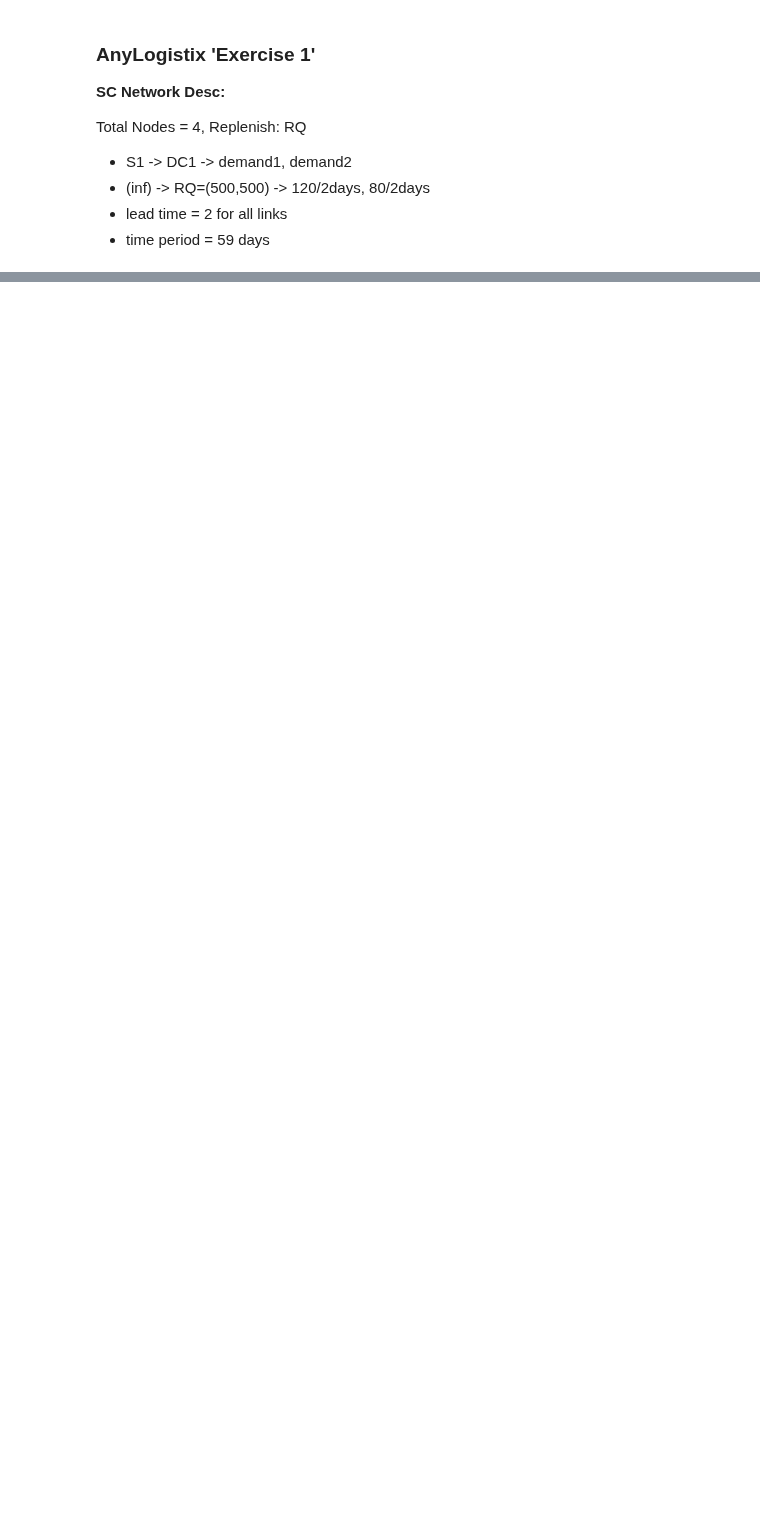
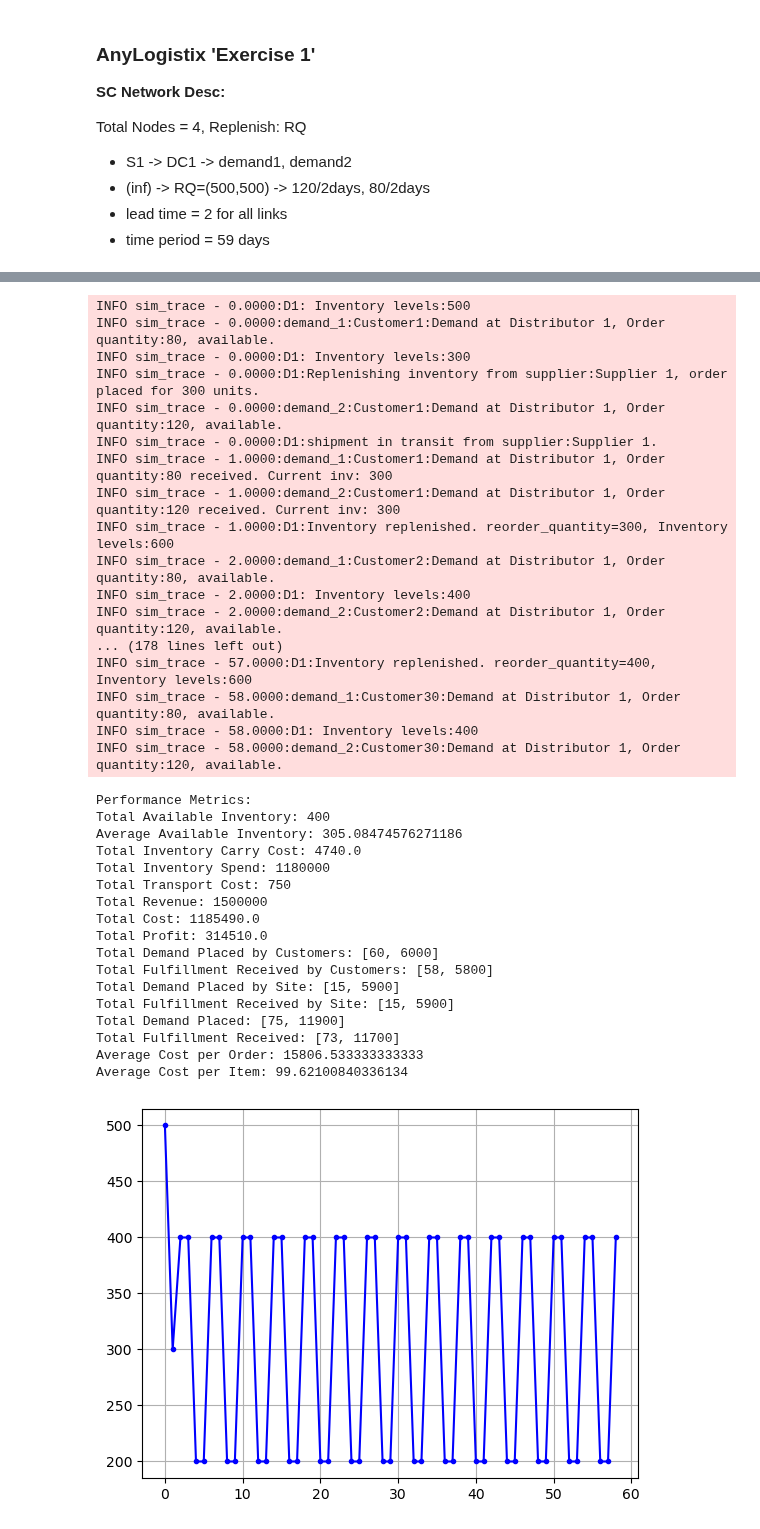
Before and after one commit to SupplyChainSimulation/SupplyNetPy, a Jupyter notebook: examples/ex17_replenish_cmp_any.ipynb, the cells around one changed output, grey strips where cells are left out. Saved outputs shown, nothing was run; the diff lists cells and outputs as text; code cells hidden in the pictures; blank space fills up the shorter version.

```diff
--- a/examples/ex17_replenish_cmp_any.ipynb
+++ b/examples/ex17_replenish_cmp_any.ipynb
@@ -211,0 +246,60 @@ distributor.orders_placed
+# %%
+import simpy
+env = simpy.Environment()
+supplier = scm.Supplier(env=env, ID='S1', name='Supplier 1', node_type='infinite_supplier')
+distributor = scm.InventoryNode(env=env, ID='D1', name='Distributor 1', node_type='distributor', capacity=600, initial_level=500,
+                                inventory_holding_cost=0.2, replenishment_policy=scm.SSWithSafetyReplenishment,
+                                policy_param={'s':200,'S':500,'safety_stock':100},
+                                product_sell_price=250, product_buy_price=200)
+link1  = scm.Link(env=env, ID='L1', source=supplier, sink=distributor, cost=10, lead_time=lambda: 1)
+demand1 = scm.Demand(env=env, ID='demand_1', name='Dem 1', order_arrival_model=lambda: 2, order_quantity_model=lambda:80,
+                     demand_node=distributor, delivery_cost=lambda: 10, lead_time=lambda: 1)
+demand2 = scm.Demand(env=env, ID='demand_2', name='Dem 2', order_arrival_model=lambda: 2, order_quantity_model=lambda:120,
+                     demand_node=distributor, delivery_cost=lambda: 10, lead_time=lambda: 1)
+scm.global_logger.enable_logging()
+env.run(until=59)
+
+import numpy as np
+import matplotlib.pyplot as plt
+supplynet = scm.create_sc_net(nodes=[supplier,distributor],links=[link1],demands=[demand1,demand2])
+supplynet = scm.simulate_sc_net(supplynet, sim_time=60)
+inv_levels = np.array(distributor.inventory.instantaneous_levels)
+plt.plot(inv_levels[:,0], inv_levels[:,1], label='Inventory Level at D1', marker='.', color='blue')
+plt.grid()
+print_performance_metrics(supplynet)
+# %% [output]
+INFO sim_trace - 0.0000:D1: Inventory levels:500
+INFO sim_trace - 0.0000:demand_1:Customer1:Demand at Distributor 1, Order quantity:80, available.
+INFO sim_trace - 0.0000:D1: Inventory levels:300
+INFO sim_trace - 0.0000:D1:Replenishing inventory from supplier:Supplier 1, order placed for 300 units.
+INFO sim_trace - 0.0000:demand_2:Customer1:Demand at Distributor 1, Order quantity:120, available.
+INFO sim_trace - 0.0000:D1:shipment in transit from supplier:Supplier 1.
+INFO sim_trace - 1.0000:demand_1:Customer1:Demand at Distributor 1, Order quantity:80 received. Current inv: 300
+INFO sim_trace - 1.0000:demand_2:Customer1:Demand at Distributor 1, Order quantity:120 received. Current inv: 300
+INFO sim_trace - 1.0000:D1:Inventory replenished. reorder_quantity=300, Inventory levels:600
+INFO sim_trace - 2.0000:demand_1:Customer2:Demand at Distributor 1, Order quantity:80, available.
+INFO sim_trace - 2.0000:D1: Inventory levels:400
+INFO sim_trace - 2.0000:demand_2:Customer2:Demand at Distributor 1, Order quantity:120, available.
+... (178 lines left out)
+INFO sim_trace - 57.0000:D1:Inventory replenished. reorder_quantity=400, Inventory levels:600
+INFO sim_trace - 58.0000:demand_1:Customer30:Demand at Distributor 1, Order quantity:80, available.
+INFO sim_trace - 58.0000:D1: Inventory levels:400
+INFO sim_trace - 58.0000:demand_2:Customer30:Demand at Distributor 1, Order quantity:120, available.
+Performance Metrics:
+Total Available Inventory: 400
+Average Available Inventory: 305.08474576271186
+Total Inventory Carry Cost: 4740.0
+Total Inventory Spend: 1180000
+Total Transport Cost: 750
+Total Revenue: 1500000
+Total Cost: 1185490.0
+Total Profit: 314510.0
+Total Demand Placed by Customers: [60, 6000]
+Total Fulfillment Received by Customers: [58, 5800]
+Total Demand Placed by Site: [15, 5900]
+Total Fulfillment Received by Site: [15, 5900]
+Total Demand Placed: [75, 11900]
+Total Fulfillment Received: [73, 11700]
+Average Cost per Order: 15806.533333333333
+Average Cost per Item: 99.62100840336134
+[figure, added]
```
Also changed, not shown: parts of 10 cells of this notebook, 10 other files.
